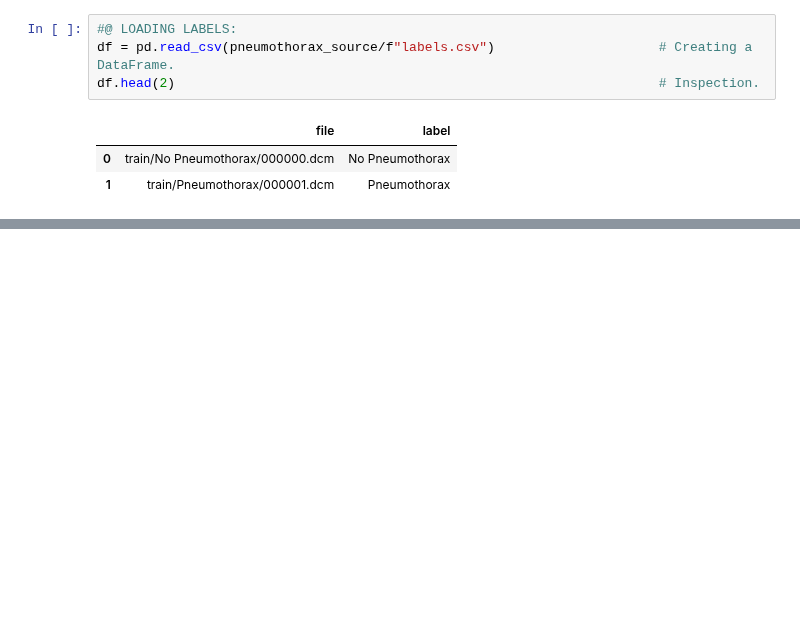
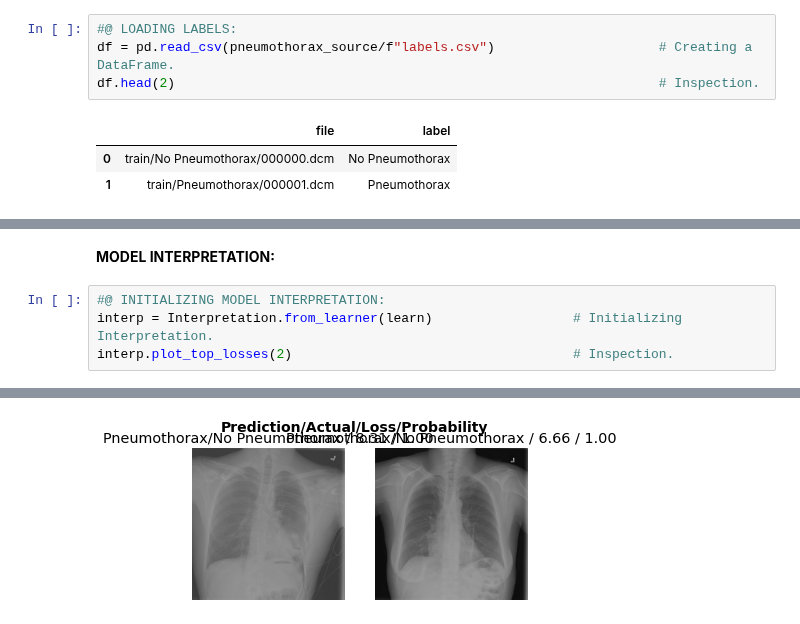
Before and after one commit to ThinamXx/Fastai, a Jupyter notebook: 19. Chest XRays Classification/XRays Classification.ipynb, the cells around one changed output, grey strips where cells are left out. Cells and saved outputs as stored; diff of their text form; blank space fills up the shorter version.

```diff
--- a/19. Chest XRays Classification/XRays Classification.ipynb
+++ b/19. Chest XRays Classification/XRays Classification.ipynb
@@ -98,0 +154,7 @@ df.head(2)                                                              # Inspec
+# %% [markdown]
+**MODEL INTERPRETATION:**
+# %%
+#@ INITIALIZING MODEL INTERPRETATION:
+interp = Interpretation.from_learner(learn)                  # Initializing Interpretation.
+interp.plot_top_losses(2)                                    # Inspection.
+# %% [output]
@@ -98,0 +162 @@ df.head(2)                                                              # Inspec
+[figure, added]
```
Also changed, not shown: parts of 16 cells of this notebook.
